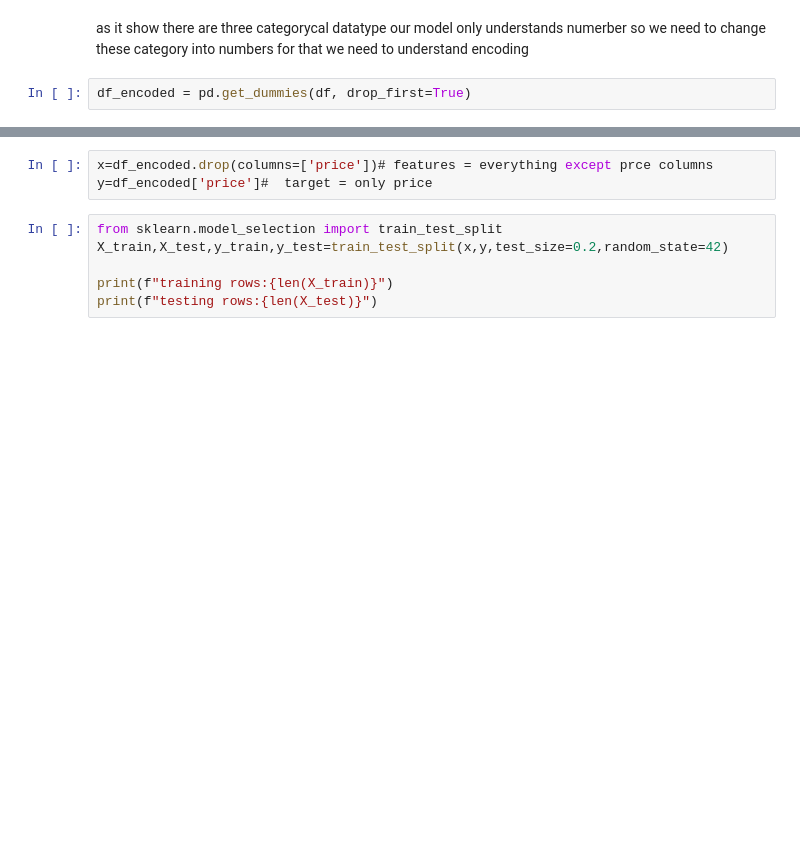
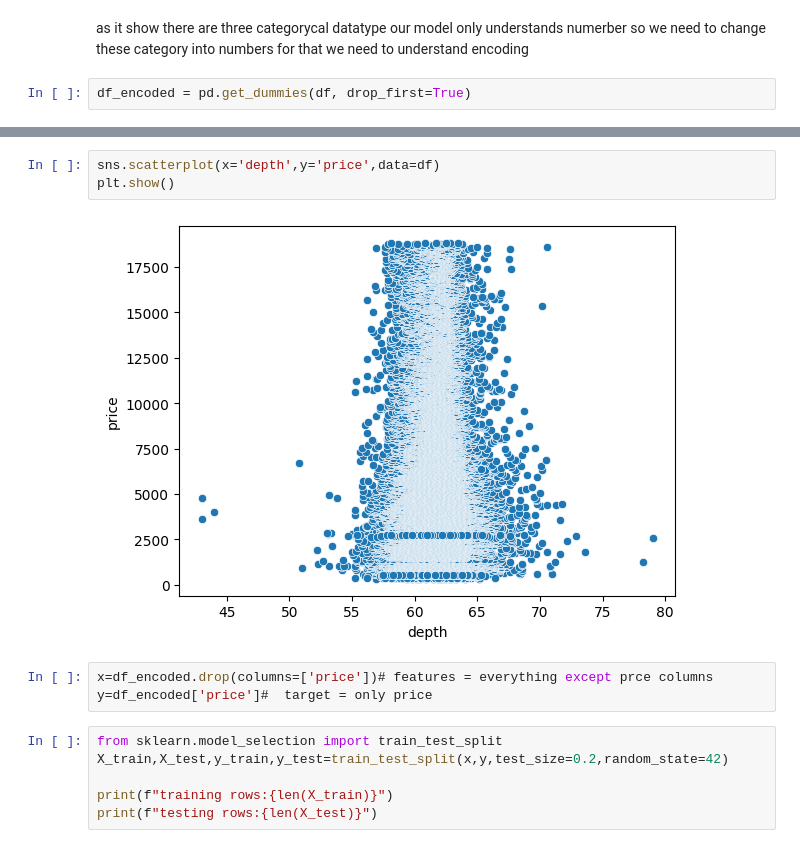
Before and after one commit to mrrendex2006/machine-learning-from-scratch, a Jupyter notebook: 01_linear_regression/diamond.ipynb, the cells around one changed output, grey strips where cells are left out. Cells and saved outputs as stored; diff of their text form; blank space fills up the shorter version.

```diff
--- a/01_linear_regression/diamond.ipynb
+++ b/01_linear_regression/diamond.ipynb
@@ -66,3 +66,8 @@ Text(0.5, 1.0, 'Price distribution (log-transformed)')
+# %%
+sns.scatterplot(x='depth',y='price',data=df)
+plt.show()
+# %% [output]
+[figure, added]
 # %%
 x=df_encoded.drop(columns=['price'])# features = everything except prce columns
 y=df_encoded['price']#  target = only price
```
Also changed, not shown: parts of 1 cell of this notebook, 18 other files.
